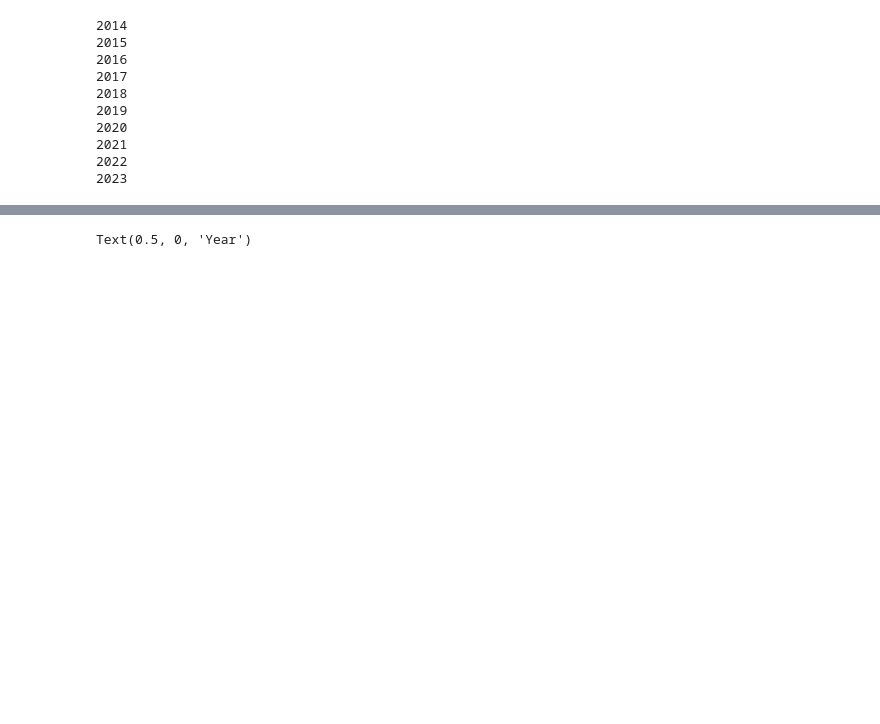
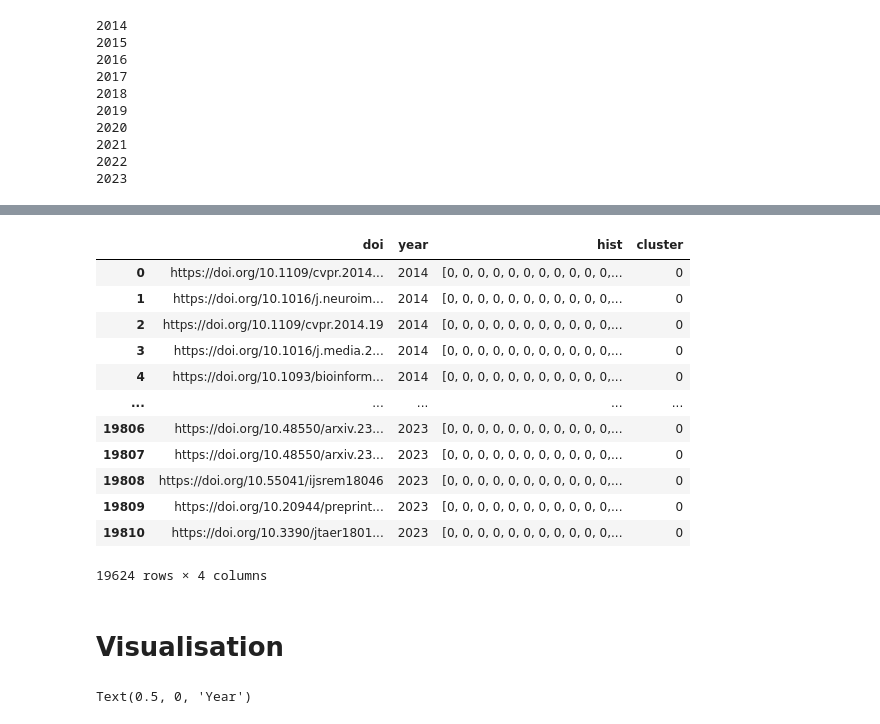
Before and after one commit to TheoSourget/DDSA_Sourget, a Jupyter notebook: code/taskExtraction.ipynb, the cells around one changed output, grey strips where cells are left out. Cells and saved outputs as stored; diff of their text form; code cells hidden in the pictures; blank space fills up the shorter version.

```diff
--- a/code/taskExtraction.ipynb
+++ b/code/taskExtraction.ipynb
@@ -82,3 +136,21 @@ with open("keywordsHist.info","w") as kw_hist:
+# %%
+df_hist[df_hist['cluster'] == 0]
+# %% [output]
+|  | doi | year | hist | cluster |
+| 0 | https://doi.org/10.1109/cvpr.2014... | 2014 | [0, 0, 0, 0, 0, 0, 0, 0, 0, 0, 0,... | 0 |
+| 1 | https://doi.org/10.1016/j.neuroim... | 2014 | [0, 0, 0, 0, 0, 0, 0, 0, 0, 0, 0,... | 0 |
+| 2 | https://doi.org/10.1109/cvpr.2014.19 | 2014 | [0, 0, 0, 0, 0, 0, 0, 0, 0, 0, 0,... | 0 |
+| 3 | https://doi.org/10.1016/j.media.2... | 2014 | [0, 0, 0, 0, 0, 0, 0, 0, 0, 0, 0,... | 0 |
+| 4 | https://doi.org/10.1093/bioinform... | 2014 | [0, 0, 0, 0, 0, 0, 0, 0, 0, 0, 0,... | 0 |
+| ... | ... | ... | ... | ... |
+| 19806 | https://doi.org/10.48550/arxiv.23... | 2023 | [0, 0, 0, 0, 0, 0, 0, 0, 0, 0, 0,... | 0 |
+| 19807 | https://doi.org/10.48550/arxiv.23... | 2023 | [0, 0, 0, 0, 0, 0, 0, 0, 0, 0, 0,... | 0 |
+| 19808 | https://doi.org/10.55041/ijsrem18046 | 2023 | [0, 0, 0, 0, 0, 0, 0, 0, 0, 0, 0,... | 0 |
+| 19809 | https://doi.org/10.20944/preprint... | 2023 | [0, 0, 0, 0, 0, 0, 0, 0, 0, 0, 0,... | 0 |
+| 19810 | https://doi.org/10.3390/jtaer1801... | 2023 | [0, 0, 0, 0, 0, 0, 0, 0, 0, 0, 0,... | 0 |
+19624 rows × 4 columns
+# %% [markdown]
+# Visualisation
 # %%
 plt.figure()
 ax = df_acdc.groupby(["publication_year"]).count()["dataset_used"].plot(style='-o')
```
Also changed, not shown: parts of 8 cells of this notebook, 6 other files.
